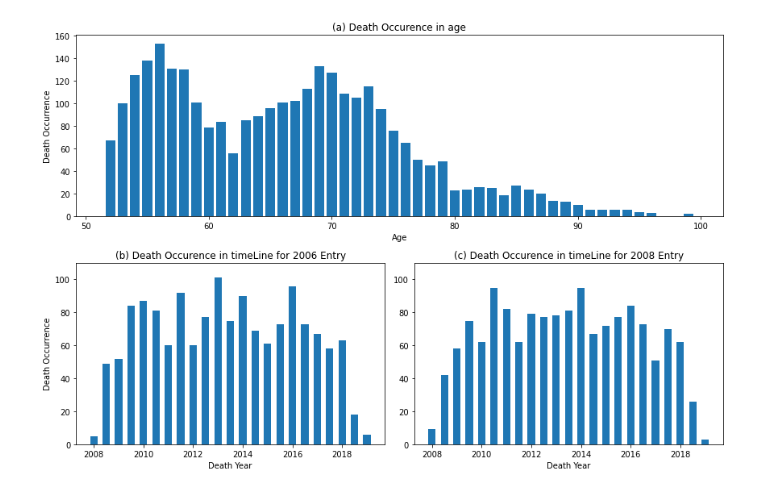
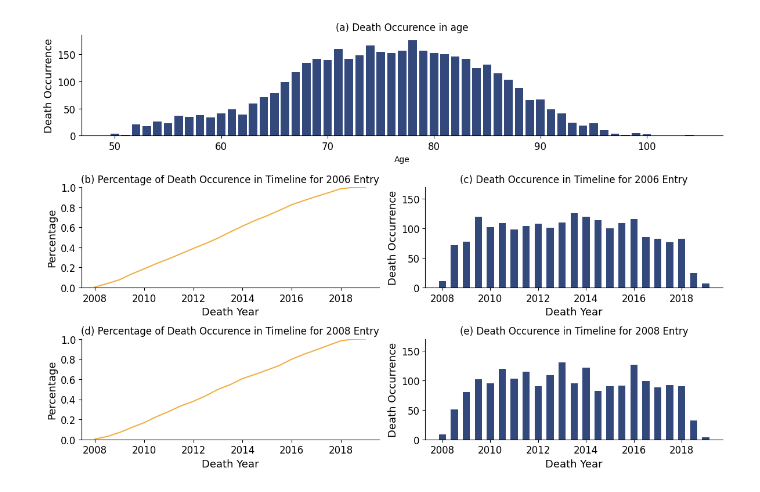
Before and after one commit to vallerrr/Mortality_prediction_cross_countries, a Jupyter notebook: src/Data_Plot.ipynb, the cells around one changed output. Cells and saved outputs as stored; diff of their text form; code cells hidden in the pictures.

```diff
--- a/src/Data_Plot.ipynb
+++ b/src/Data_Plot.ipynb
@@ -10,4 +21,4 @@ from pathlib import Path
 df = DataImport.data_reader(bio=False)
 df_bio = DataImport.data_reader(bio=True)
 domains = DataImport.domain_dict()
-df_by_us = DataImport.data_reader_by_us()
+df_by_us = DataImport.data_reader_by_us(bio=False)
@@ -40,50 +49,96 @@ def characteristic_compare(df_by_us, df_author):
 # %%
+color_yellow='#F1A52C'
+color_blue='#001C5B'
+# ------------------------
+# Figure1
+# ------------------------
+fontsize_ticks = 12
+fontsize_labels = 13
 
-# plot part of data
-# 1. hist of death
 df_deaths= pd.DataFrame(df_by_us[['death','age']].value_counts())
 df_deaths=df_deaths.reset_index(drop=False)
 df_deaths=df_deaths.loc[df_deaths['death']==1,]
 
 
 df_by_us['deathYR_half']=[x if y<=6 else x+0.5 for x,y in zip(df_by_us['death_year'],df_by_us['death_month'])]
 df_deaths_time=pd.DataFrame(df_by_us[['death','deathYR_half','interview_year']].value_counts())
 df_deaths_time=df_deaths_time.reset_index(drop=False)
 df_deaths_time=df_deaths_time.loc[df_deaths_time['death']==1,]
 
 
 
 plt.figure(figsize=(12, 8))
 fig = plt.gcf()
 fig.subplots_adjust(left=0.08,right=0.95,top=0.95,bottom=0.1)
-ax1 = plt.subplot2grid((2, 4), (0, 0), colspan=4)
-ax1.bar(df_deaths['age'],df_deaths[0])
+# row=0
+ax1 = plt.subplot2grid((3, 4), (0, 0), colspan=4)
+ax1.bar(df_deaths['age'],df_deaths[0],color=color_blue,alpha=0.8)
 ax1.set_xlabel('Age')
 ax1.set_title('(a) Death Occurence in age')
-ax1.set_ylabel('Death Occurrence')
+ax1.set_ylabel('Death Occurrence',size=fontsize_labels)
+ax1.spines['top'].set_visible(False)
+ax1.spines['right'].set_visible(False)
+ax1.tick_params(axis='both', which='major', labelsize=fontsize_ticks)
 
-# The second one is on column2, spread on 3 columns
-ax2 = plt.subplot2grid((2, 4), (1, 0), colspan=2)
+# row=1,0
+ax2 = plt.subplot2grid((3, 4), (1, 0), colspan=2)
 temp=df_deaths_time.loc[df_deaths_time['interview_year']==2006,]
 temp=temp.sort_values(by='deathYR_half')
-ax2.bar(temp['deathYR_half'],temp[0],width=0.3)
-ax2.set_ylim(0,170)
-ax2.set_title('(b) Death Occurence in Timeline for 2006 Entry')
-ax2.set_xlabel('Death Year')
-ax2.set_ylabel('Death Occurrence')
+temp['cumulative']=[sum(list(temp[0])[0:x]) for x in np.arange(1,len(list(temp[0]))+1,1)]
+
+ax2.plot(temp['deathYR_half'],temp['cumulative']/sum(temp[0]),color=color_yellow,alpha=0.9)
+ax2.set_ylim(0,1)
+ax2.set_title('(b) Percentage of Death Occurence in Timeline for 2006 Entry')
+ax2.set_xlabel('Death Year',size=fontsize_labels)
+ax2.set_ylabel('Percentage',size=fontsize_labels)
+ax2.spines['top'].set_visible(False)
+ax2.spines['right'].set_visible(False)
+ax2.tick_params(axis='both', which='major', labelsize=fontsize_ticks)
+# row=1,1
+
+ax2_1 = plt.subplot2grid((3, 4), (1, 2), colspan=2)
+temp=df_deaths_time.loc[df_deaths_time['interview_year']==2006,]
+temp=temp.sort_values(by='deathYR_half')
+
+ax2_1.bar(temp['deathYR_half'],temp[0],width=0.3,color=color_blue,alpha=0.8)
+ax2_1.set_ylim(0,170)
+ax2_1.set_title('(c) Death Occurence in Timeline for 2006 Entry')
+ax2_1.set_xlabel('Death Year',size=fontsize_labels)
+ax2_1.set_ylabel('Death Occurrence',size=fontsize_labels)
+ax2_1.spines['top'].set_visible(False)
+ax2_1.spines['right'].set_visible(False)
+ax2_1.tick_params(axis='both', which='major', labelsize=fontsize_ticks)
 
 # The last one is spread on 1 column only, on the 4th column of the second line.
-ax3 = plt.subplot2grid((2, 4), (1, 2), colspan=2)
+ax3 = plt.subplot2grid((3, 4), (2, 0), colspan=2)
 temp=df_deaths_time.loc[df_deaths_time['interview_year']==2008,]
 temp=temp.sort_values(by='deathYR_half')
-ax3.set_ylim(0,170)
-ax3.set_title('(c) Death Occurence in Timeline for 2008 Entry')
-ax3.bar(temp['deathYR_half'],temp[0],width=0.3)
-ax3.set_xlabel('Death Year')
+temp['cumulative']=[sum(list(temp[0])[0:x]) for x in np.arange(1,len(list(temp[0]))+1,1)]
+
+
+ax3.set_title('(d) Percentage of Death Occurence in Timeline for 2008 Entry')
+ax3.plot(temp['deathYR_half'],temp['cumulative']/sum(temp[0]),color=color_yellow,alpha=0.9)
+ax3.set_ylim(0,1)
+ax3.set_xlabel('Death Year',size=fontsize_labels)
+ax3.set_ylabel('Percentage',size=fontsize_labels)
+ax3.spines['top'].set_visible(False)
+ax3.spines['right'].set_visible(False)
+ax3.tick_params(axis='both', which='major', labelsize=fontsize_ticks)
+
+ax3_1 = plt.subplot2grid((3, 4), (2, 2), colspan=2)
+ax3_1.set_ylim(0,170)
+ax3_1.set_title('(e) Death Occurence in Timeline for 2008 Entry')
+ax3_1.bar(temp['deathYR_half'],temp[0],width=0.3,color=color_blue,alpha=0.8)
+ax3_1.set_xlabel('Death Year',size=fontsize_labels)
+ax3_1.set_ylabel('Death Occurrence',size=fontsize_labels)
+ax3_1.spines['top'].set_visible(False)
+ax3_1.spines['right'].set_visible(False)
+ax3_1.tick_params(axis='both', which='major', labelsize=fontsize_ticks)
+
 
 fig.tight_layout()
 # Show the graph
-plt.savefig(Path.cwd()/'graphs/fig1_death_timeline.pdf')
+# plt.savefig(Path.cwd()/'graphs/fig1_death_timeline.pdf')
 plt.show()
 # %% [output]
-[figure, old version]
+[figure, new version]
```
Also changed, not shown: parts of 6 cells of this notebook, 30 other files.
